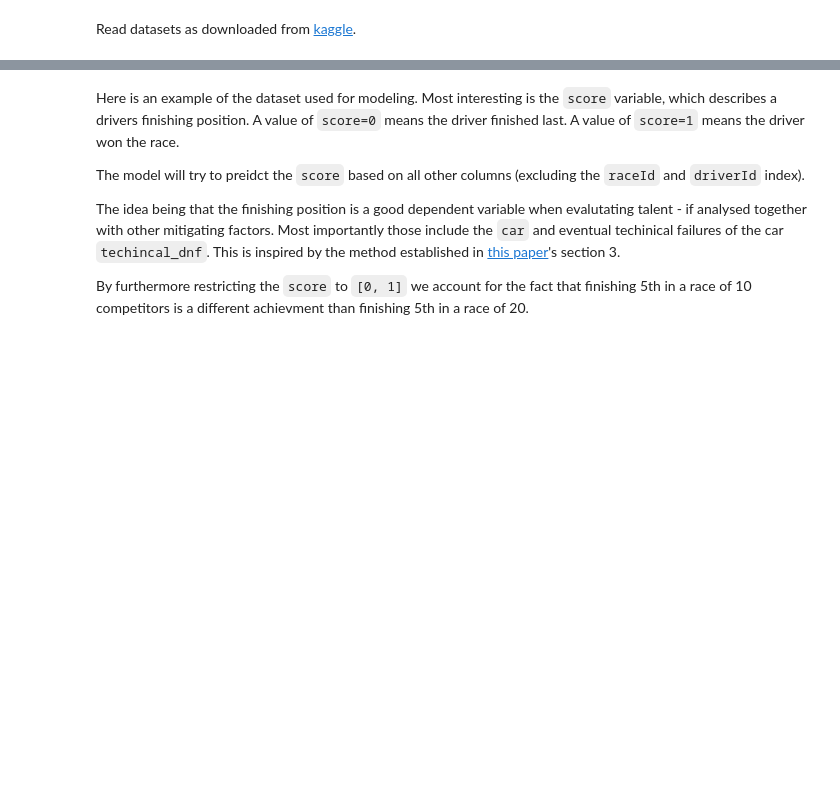
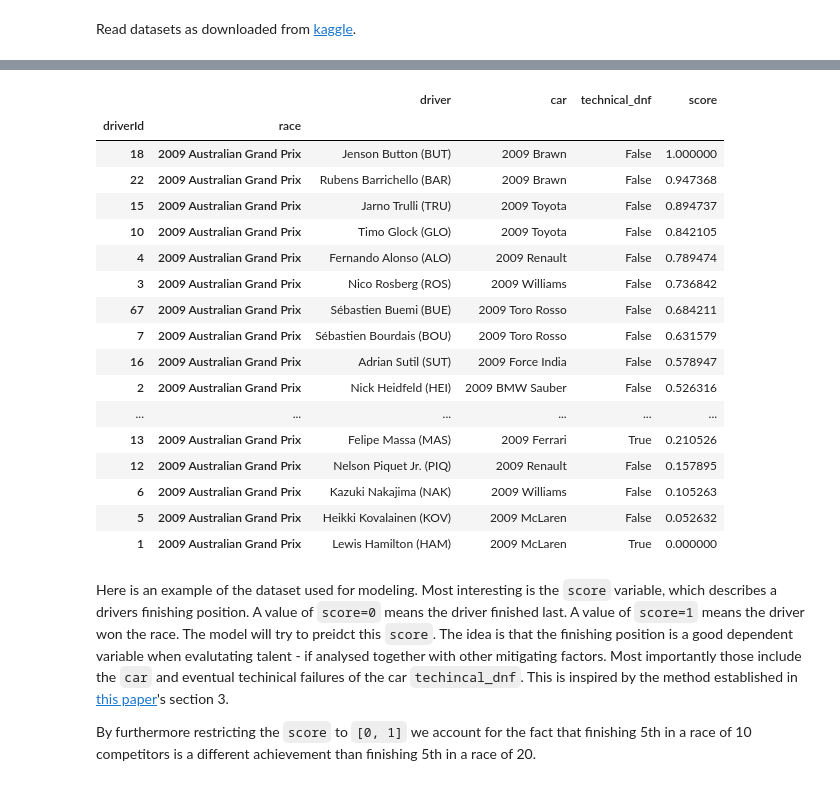
Before and after one commit to Excidion/Formula1-GreatestOfAllTime, a Jupyter notebook: exploration.ipynb, the cells around one changed output, grey strips where cells are left out. Cells and saved outputs as stored; diff of their text form; code cells hidden in the pictures; blank space fills up the shorter version.

```diff
--- a/exploration.ipynb
+++ b/exploration.ipynb
@@ -158,14 +236,33 @@ df.head()
+# %%
+df.loc[1].sort_values("score", ascending=False)
+# %% [output]
+|  |  | driver | car | technical_dnf | score |
+| driverId | race |  |  |  |  |
+| 18 | 2009 Australian Grand Prix | Jenson Button (BUT) | 2009 Brawn | False | 1.000000 |
+| 22 | 2009 Australian Grand Prix | Rubens Barrichello (BAR) | 2009 Brawn | False | 0.947368 |
+| 15 | 2009 Australian Grand Prix | Jarno Trulli (TRU) | 2009 Toyota | False | 0.894737 |
+| 10 | 2009 Australian Grand Prix | Timo Glock (GLO) | 2009 Toyota | False | 0.842105 |
+| 4 | 2009 Australian Grand Prix | Fernando Alonso (ALO) | 2009 Renault | False | 0.789474 |
+| 3 | 2009 Australian Grand Prix | Nico Rosberg (ROS) | 2009 Williams | False | 0.736842 |
+| 67 | 2009 Australian Grand Prix | Sébastien Buemi (BUE) | 2009 Toro Rosso | False | 0.684211 |
+| 7 | 2009 Australian Grand Prix | Sébastien Bourdais (BOU) | 2009 Toro Rosso | False | 0.631579 |
+| 16 | 2009 Australian Grand Prix | Adrian Sutil (SUT) | 2009 Force India | False | 0.578947 |
+| 2 | 2009 Australian Grand Prix | Nick Heidfeld (HEI) | 2009 BMW Sauber | False | 0.526316 |
+| ... | ... | ... | ... | ... | ... |
+| 13 | 2009 Australian Grand Prix | Felipe Massa (MAS) | 2009 Ferrari | True | 0.210526 |
+| 12 | 2009 Australian Grand Prix | Nelson Piquet Jr. (PIQ) | 2009 Renault | False | 0.157895 |
+| 6 | 2009 Australian Grand Prix | Kazuki Nakajima (NAK) | 2009 Williams | False | 0.105263 |
+| 5 | 2009 Australian Grand Prix | Heikki Kovalainen (KOV) | 2009 McLaren | False | 0.052632 |
+| 1 | 2009 Australian Grand Prix | Lewis Hamilton (HAM) | 2009 McLaren | True | 0.000000 |
 # %% [markdown]
 Here is an example of the dataset used for modeling.
 Most interesting is the `score` variable, which describes a drivers finishing position.
 A value of `score=0` means the driver finished last.
 A value of `score=1` means the driver won the race.
-
-The model will try to preidct the `score` based on all other columns (excluding the `raceId` and `driverId` index).
-
-The idea being that the finishing position is a good dependent variable when evalutating talent - if analysed together with other mitigating factors.
+The model will try to preidct this `score`.
+The idea is that the finishing position is a good dependent variable when evalutating talent - if analysed together with other mitigating factors.
 Most importantly those include the `car` and eventual techinical failures of the car `techincal_dnf`.
 This is inspired by the method established in [this paper](https://www.researchgate.net/publication/228310743)'s section 3.
 
-By furthermore restricting the `score` to `[0, 1]` we account for the fact that finishing 5th in a race of 10 competitors is a different achievment than finishing 5th in a race of 20.
+By furthermore restricting the `score` to `[0, 1]` we account for the fact that finishing 5th in a race of 10 competitors is a different achievement than finishing 5th in a race of 20.
 # %%
```
Also changed, not shown: parts of 18 cells of this notebook, 1 other file.
